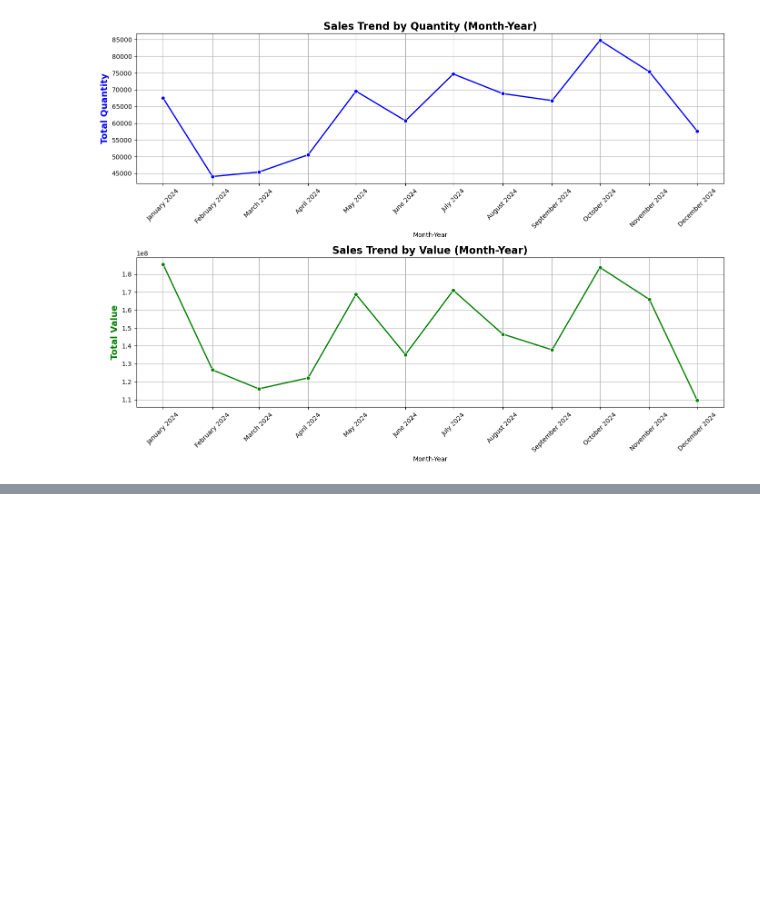
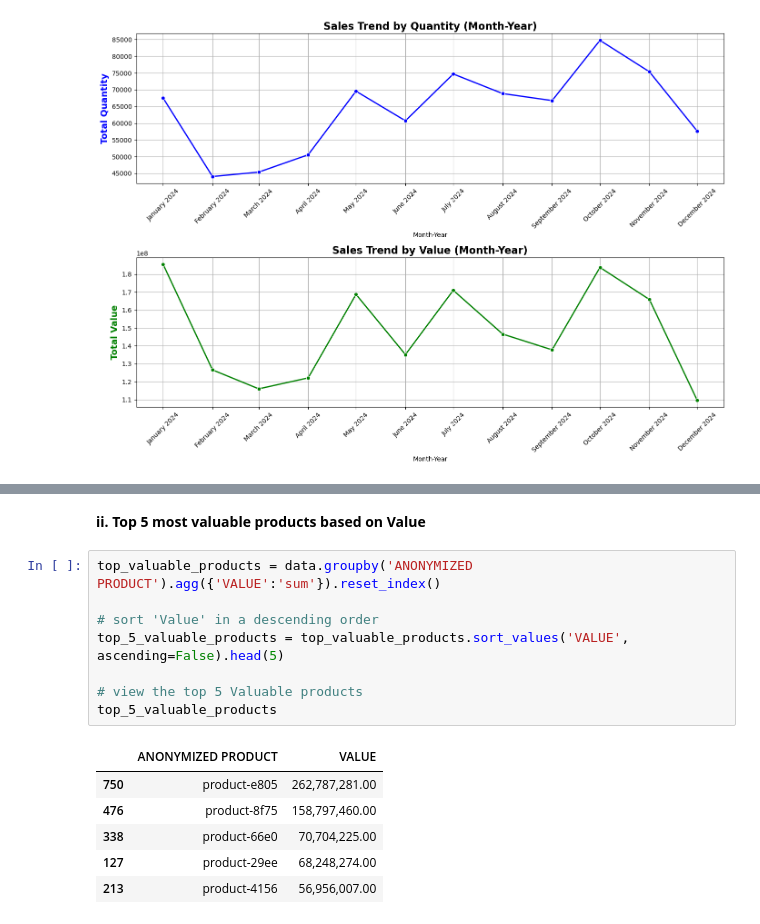
Before and after one commit to PaulMuniu/Kwanza-Tukule-Data-Analysis, a Jupyter notebook: Kwanza_Tukule.ipynb, the cells around one changed output, grey strips where cells are left out. Cells and saved outputs as stored; diff of their text form; blank space fills up the shorter version.

```diff
--- a/Kwanza_Tukule.ipynb
+++ b/Kwanza_Tukule.ipynb
@@ -458,0 +484,17 @@ plt.show();
+# %% [markdown]
+**ii. Top 5 most valuable products based on Value**
+# %%
+top_valuable_products = data.groupby('ANONYMIZED PRODUCT').agg({'VALUE':'sum'}).reset_index()
+
+# sort 'Value' in a descending order
+top_5_valuable_products = top_valuable_products.sort_values('VALUE', ascending=False).head(5)
+
+# view the top 5 Valuable products
+top_5_valuable_products
+# %% [output]
+|  | ANONYMIZED PRODUCT | VALUE |
+| 750 | product-e805 | 262,787,281.00 |
+| 476 | product-8f75 | 158,797,460.00 |
+| 338 | product-66e0 | 70,704,225.00 |
+| 127 | product-29ee | 68,248,274.00 |
+| 213 | product-4156 | 56,956,007.00 |
```
Also changed, not shown: parts of 4 cells of this notebook.
